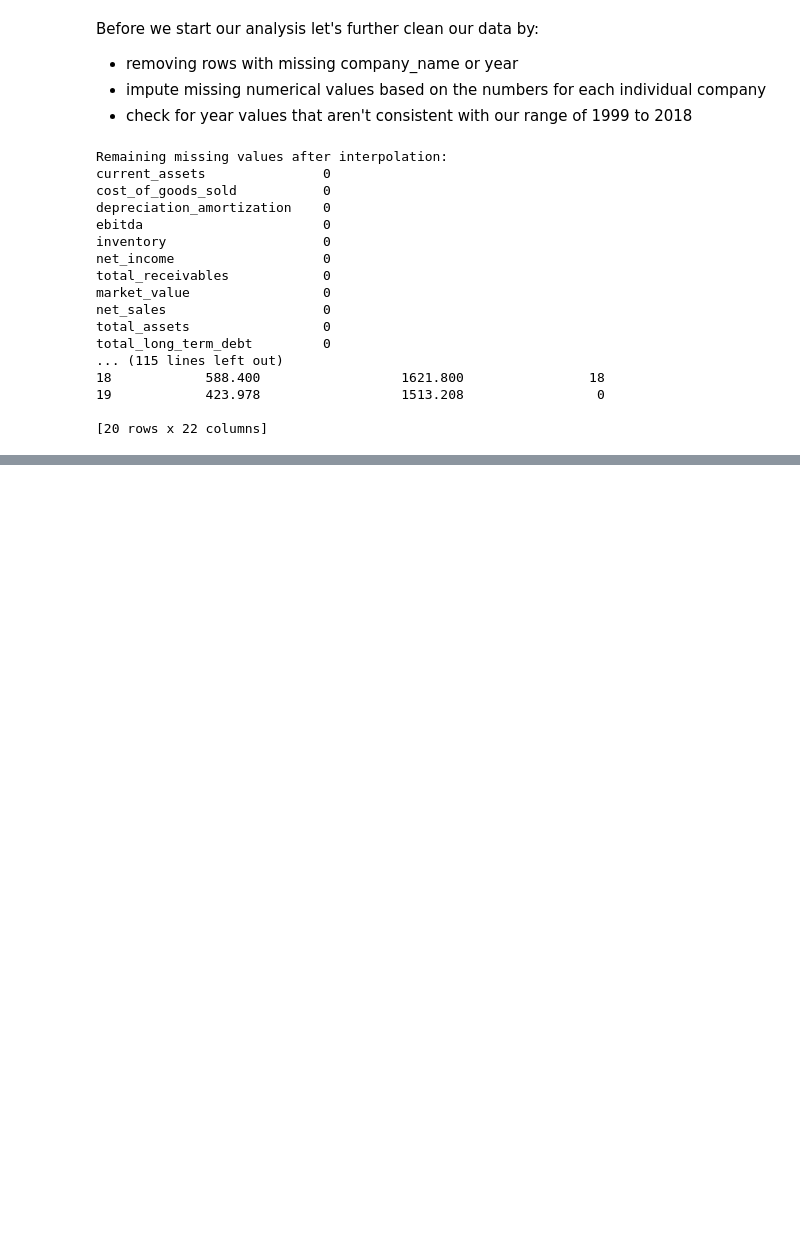
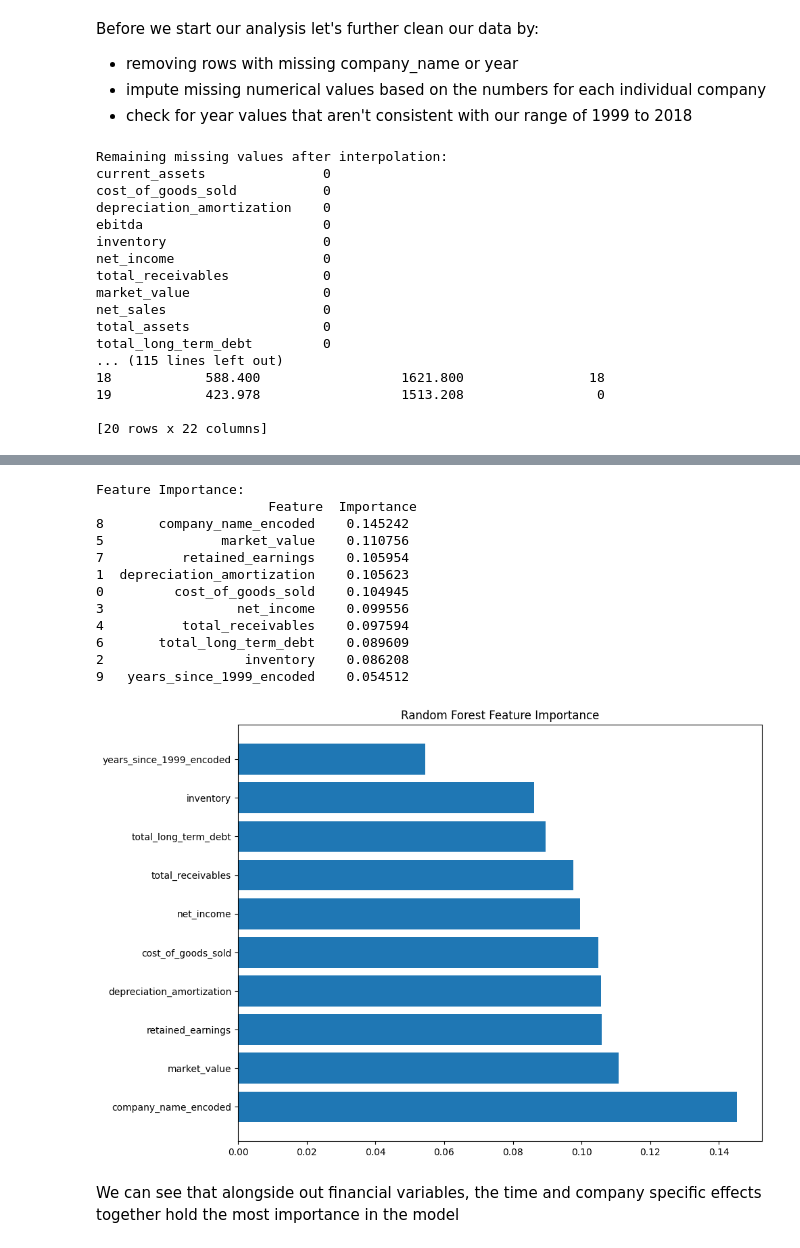
Before and after one commit to yacine2410/bankruptcy_data, a Jupyter notebook: main.ipynb, the cells around one changed output, grey strips where cells are left out. Cells and saved outputs as stored; diff of their text form; code cells hidden in the pictures; blank space fills up the shorter version.

```diff
--- a/main.ipynb
+++ b/main.ipynb
@@ -240,0 +356,36 @@ Since we have different numerical exogenous variables observed throughout time o
+# %%
+# Feature importance
+importances = rf_model.feature_importances_
+feature_names = features.columns
+
+# Create a DataFrame for feature importance
+feature_importance_df = pd.DataFrame({'Feature': feature_names, 'Importance': importances})
+
+# Sort by importance
+feature_importance_df = feature_importance_df.sort_values(by='Importance', ascending=False)
+
+# Display feature importance
+print("Feature Importance:\n", feature_importance_df)
+
+# Plot feature importance
+import matplotlib.pyplot as plt
+plt.figure(figsize=(10, 8))
+plt.barh(feature_importance_df['Feature'], feature_importance_df['Importance'])
+plt.title("Random Forest Feature Importance")
+plt.show()
+# %% [output]
+Feature Importance:
+                      Feature  Importance
+8       company_name_encoded    0.145242
+5               market_value    0.110756
+7          retained_earnings    0.105954
+1  depreciation_amortization    0.105623
+0         cost_of_goods_sold    0.104945
+3                 net_income    0.099556
+4          total_receivables    0.097594
+6       total_long_term_debt    0.089609
+2                  inventory    0.086208
+9   years_since_1999_encoded    0.054512
+[figure, added]
+# %% [markdown]
+We can see that alongside out financial variables, the time and company specific effects together hold the most importance in the model
```
Also changed, not shown: parts of 13 cells of this notebook.
